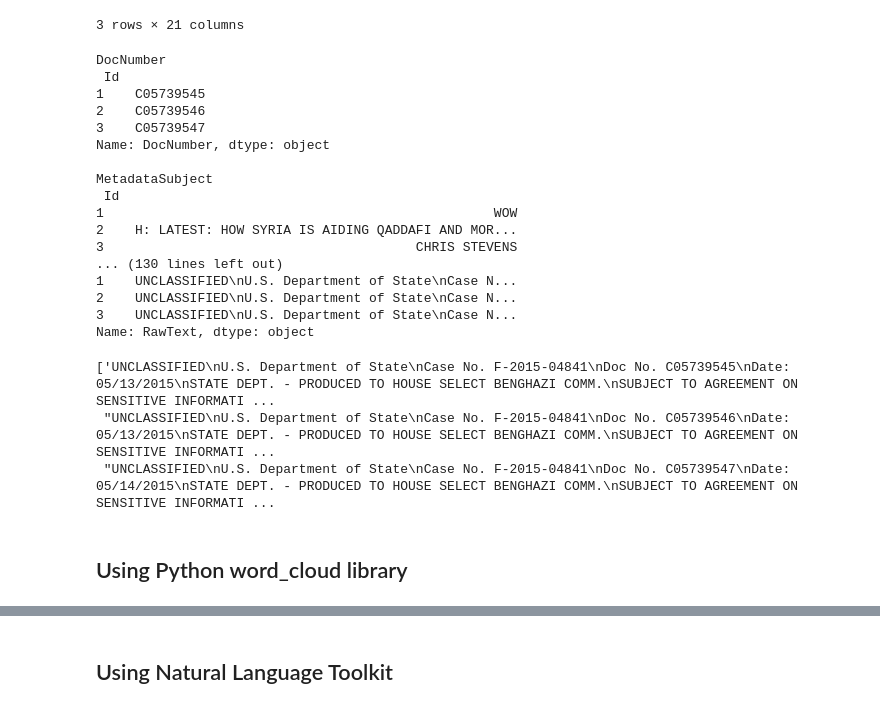
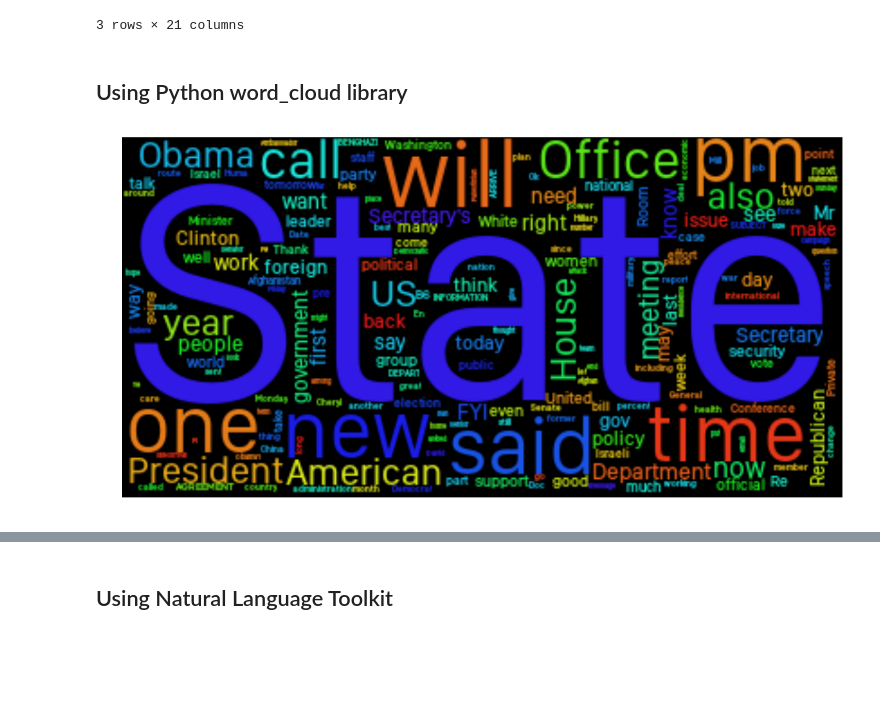
Before and after one commit to ireneu/ada, a Jupyter notebook: HW05/05 - Taming Text.ipynb, the cells around one changed output, grey strips where cells are left out. Drawn from its saved outputs; the diff is of its cells as text; code cells hidden in the pictures; blank space fills up the shorter version.

Commit message:
Add font and build wordcloud

```diff
--- a/HW05/05 - Taming Text.ipynb
+++ b/HW05/05 - Taming Text.ipynb
@@ -18,32 +23,15 @@ emails.head(3)
 | 2 | C05739546 | H: LATEST: HOW SYRIA IS AIDING QA... | H | NaN | NaN | 2011-03-03T05:00:00+00:00 | ... |
 | 3 | C05739547 | CHRIS STEVENS | ;H | Mills, Cheryl D | 32.0 | 2012-09-12T04:00:00+00:00 | ... |
 3 rows × 21 columns
-# %%
-for column in emails.columns:
-    print(column, "\n", emails[column].head(3), "\n")
-# %% [output]
-DocNumber
- Id
-1    C05739545
-2    C05739546
-3    C05739547
-Name: DocNumber, dtype: object
-
-MetadataSubject
- Id
-1                                                  WOW
-2    H: LATEST: HOW SYRIA IS AIDING QADDAFI AND MOR...
-3                                        CHRIS STEVENS
-... (130 lines left out)
-1    UNCLASSIFIED\nU.S. Department of State\nCase N...
-2    UNCLASSIFIED\nU.S. Department of State\nCase N...
-3    UNCLASSIFIED\nU.S. Department of State\nCase N...
-Name: RawText, dtype: object
-# %%
-[x for x in emails.RawText[:3]]
-# %% [output]
-['UNCLASSIFIED\nU.S. Department of State\nCase No. F-2015-04841\nDoc No. C05739545\nDate: 05/13/2015\nSTATE DEPT. - PRODUCED TO HOUSE SELECT BENGHAZI COMM.\nSUBJECT TO AGREEMENT ON SENSITIVE INFORMATI ...
- "UNCLASSIFIED\nU.S. Department of State\nCase No. F-2015-04841\nDoc No. C05739546\nDate: 05/13/2015\nSTATE DEPT. - PRODUCED TO HOUSE SELECT BENGHAZI COMM.\nSUBJECT TO AGREEMENT ON SENSITIVE INFORMATI ...
- "UNCLASSIFIED\nU.S. Department of State\nCase No. F-2015-04841\nDoc No. C05739547\nDate: 05/14/2015\nSTATE DEPT. - PRODUCED TO HOUSE SELECT BENGHAZI COMM.\nSUBJECT TO AGREEMENT ON SENSITIVE INFORMATI ...
 # %% [markdown]
 ## Using Python word_cloud library
+# %%
+wordcloud = WordCloud(font_path='font.otf').generate(' '.join(list(emails.ExtractedBodyText.dropna())))
+# %%
+plt.figure(figsize=(15,10))
+plt.imshow(wordcloud)
+plt.axis('off')
+plt.show()
+plt.close()
+# %% [output]
+[figure, added]
```
Also changed, not shown: parts of 3 cells of this notebook, 1 other file.
